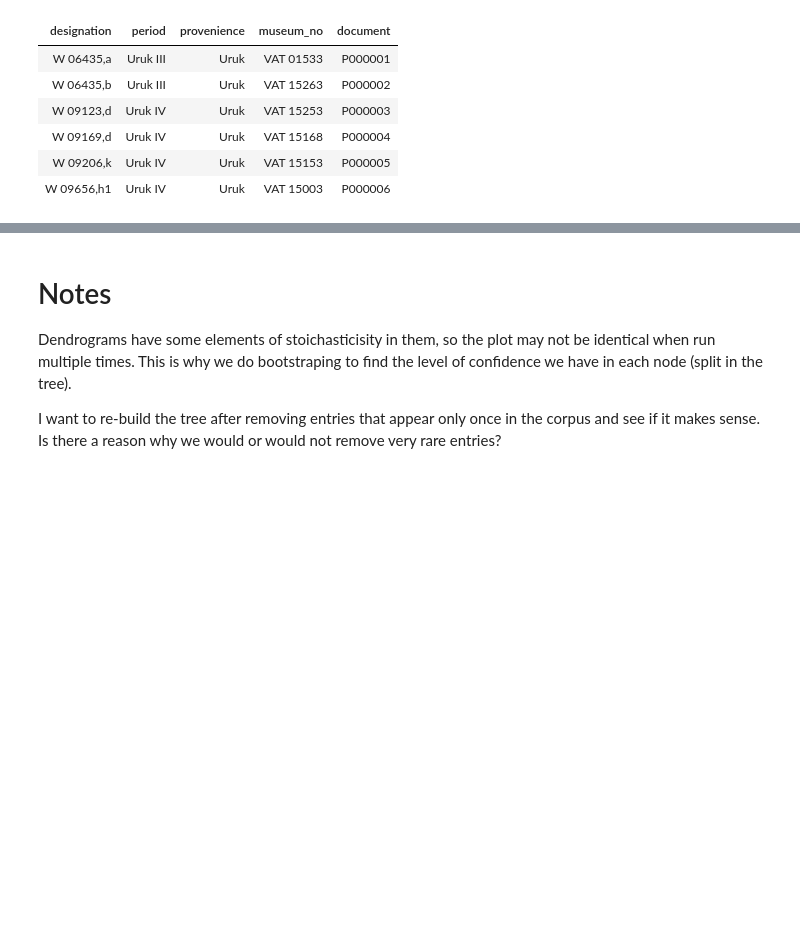
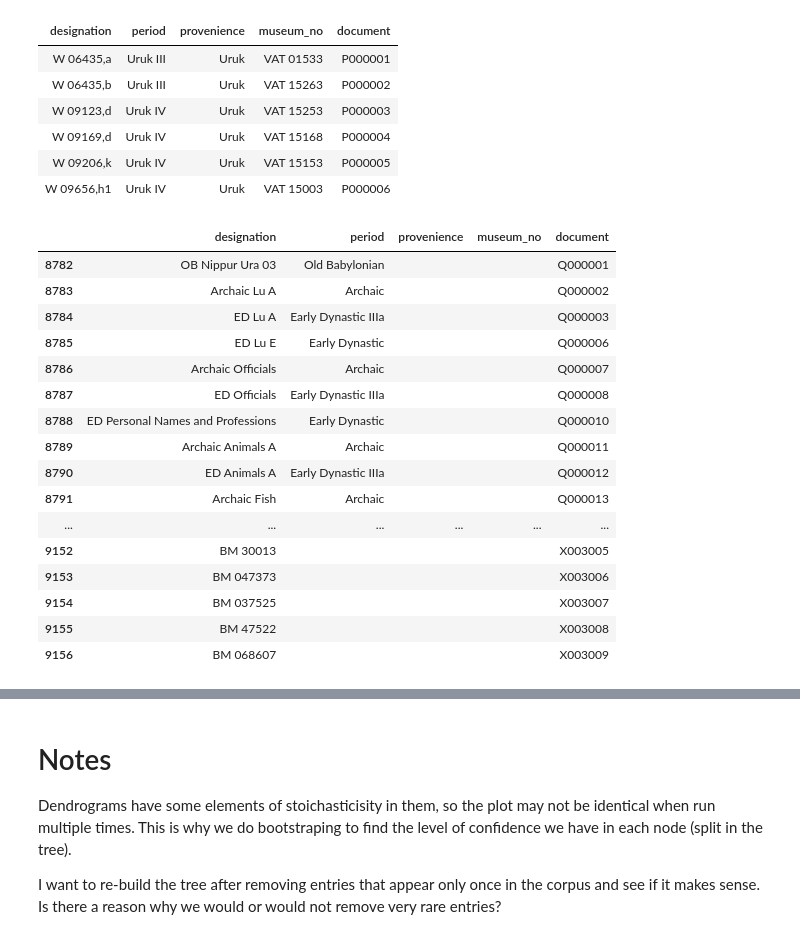
Before and after one commit to ErinBecker/digital-humanities-phylogenetics, a Jupyter notebook: scripts/05_analyze_DTM_R.ipynb, the cells around one changed output, grey strips where cells are left out. Cells and saved outputs as stored; diff of their text form; code cells hidden in the pictures; blank space fills up the shorter version.

```diff
--- a/scripts/05_analyze_DTM_R.ipynb
+++ b/scripts/05_analyze_DTM_R.ipynb
@@ -464,6 +602,26 @@ head(metadata)
 | W 09169,d | Uruk IV | Uruk | VAT 15168 | P000004 |
 | W 09206,k | Uruk IV | Uruk | VAT 15153 | P000005 |
 | W 09656,h1 | Uruk IV | Uruk | VAT 15003 | P000006 |
+# %%
+metadata[which(metadata$provenience == ""),]
+# %% [output]
+|  | designation | period | provenience | museum_no | document |
+| 8782 | OB Nippur Ura 03 | Old Babylonian |  |  | Q000001 |
+| 8783 | Archaic Lu A | Archaic |  |  | Q000002 |
+| 8784 | ED Lu A | Early Dynastic IIIa |  |  | Q000003 |
+| 8785 | ED Lu E | Early Dynastic |  |  | Q000006 |
+| 8786 | Archaic Officials | Archaic |  |  | Q000007 |
+| 8787 | ED Officials | Early Dynastic IIIa |  |  | Q000008 |
+| 8788 | ED Personal Names and Professions | Early Dynastic |  |  | Q000010 |
+| 8789 | Archaic Animals A | Archaic |  |  | Q000011 |
+| 8790 | ED Animals A | Early Dynastic IIIa |  |  | Q000012 |
+| 8791 | Archaic Fish | Archaic |  |  | Q000013 |
+| ... | ... | ... | ... | ... | ... |
+| 9152 | BM 30013 |  |  |  | X003005 |
+| 9153 | BM 047373 |  |  |  | X003006 |
+| 9154 | BM 037525 |  |  |  | X003007 |
+| 9155 | BM 47522 |  |  |  | X003008 |
+| 9156 | BM 068607 |  |  |  | X003009 |
 # %%
 # Drop metadata for documents not in this dataset
 docs = unique(rownames(dtm_df))
```
Also changed, not shown: parts of 31 cells of this notebook, 3 other files.
